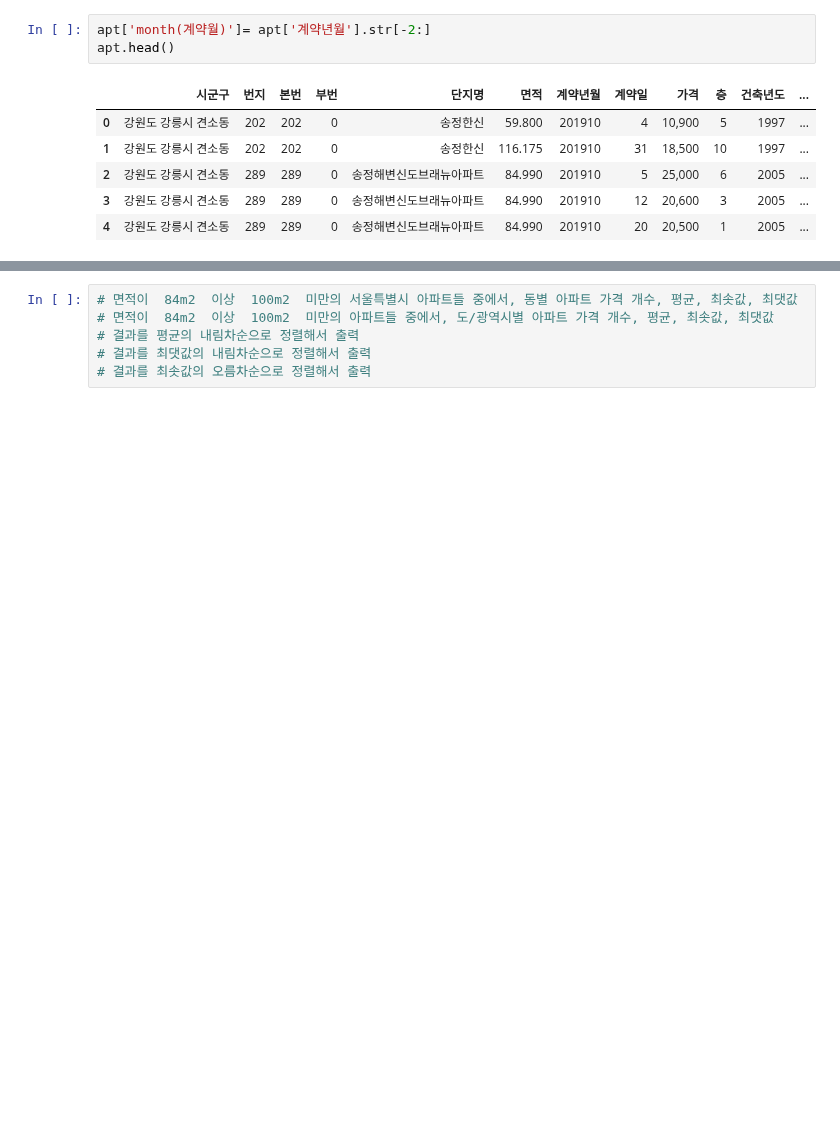
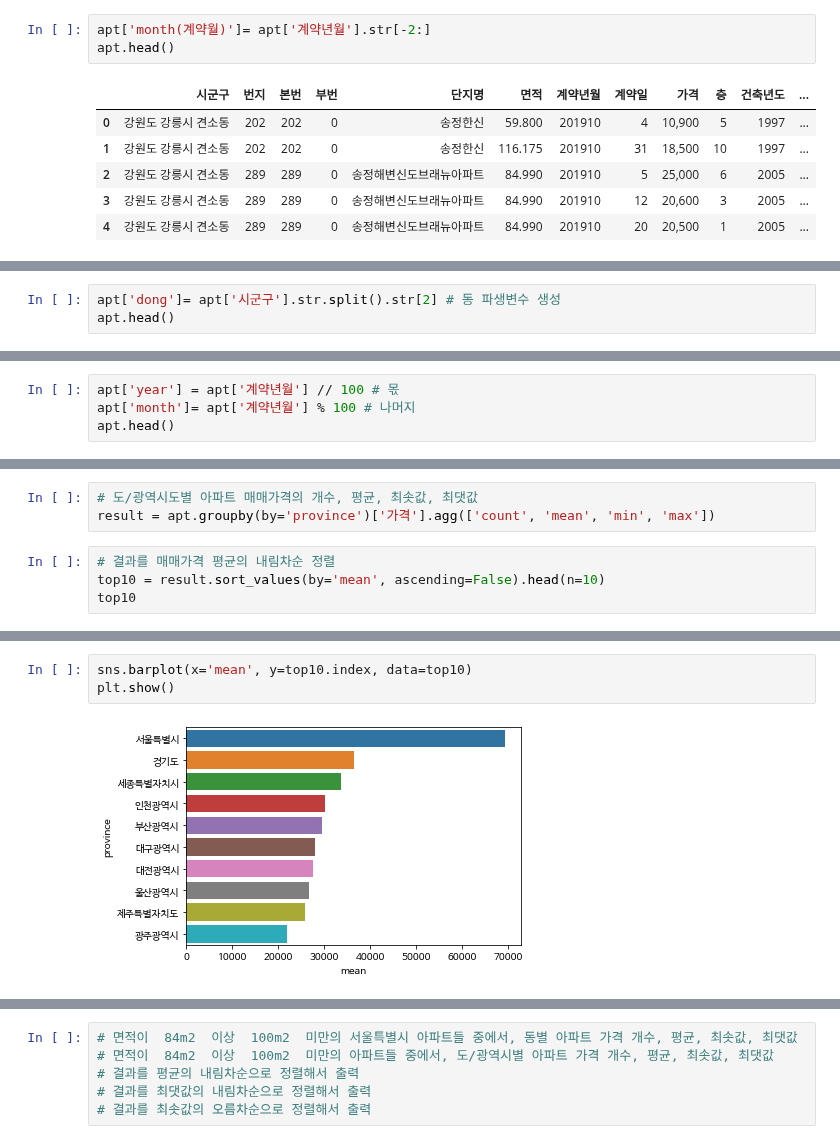
Before and after one commit to esn73/lab_python, a Jupyter notebook: py26_apt.ipynb, the cells around one changed output, grey strips where cells are left out. Saved outputs shown, nothing was run; the diff lists cells and outputs as text; blank space fills up the shorter version.

```diff
--- a/py26_apt.ipynb
+++ b/py26_apt.ipynb
@@ -310,0 +313,3 @@ apt.head()
+# %%
+apt['dong']= apt['시군구'].str.split().str[2] # 동 파생변수 생성
+apt.head()
@@ -310,0 +327,4 @@ apt.head()
+# %%
+apt['year'] = apt['계약년월'] // 100 # 몫
+apt['month']= apt['계약년월'] % 100 # 나머지
+apt.head()
@@ -310,0 +348,7 @@ apt.head()
+# %%
+# 도/광역시도별 아파트 매매가격의 개수, 평균, 최솟값, 최댓값
+result = apt.groupby(by='province')['가격'].agg(['count', 'mean', 'min', 'max'])
+# %%
+# 결과를 매매가격 평균의 내림차순 정렬
+top10 = result.sort_values(by='mean', ascending=False).head(n=10)
+top10
@@ -310,0 +368,5 @@ apt.head()
+# %%
+sns.barplot(x='mean', y=top10.index, data=top10)
+plt.show()
+# %% [output]
+[figure, added]
```
Also changed, not shown: parts of 13 cells of this notebook.
